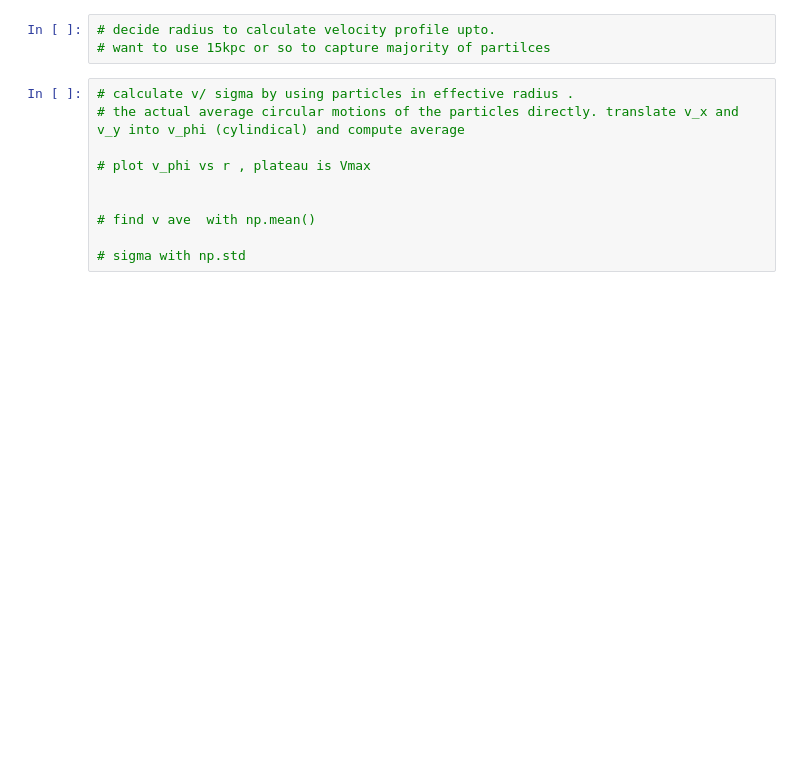
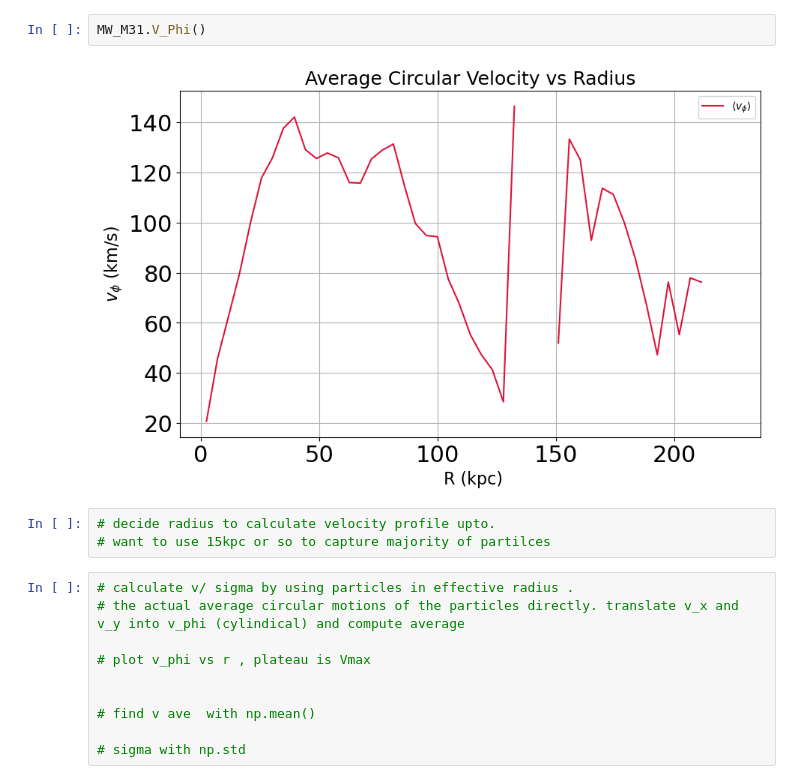
Before and after one commit to hina18201716/astr400b-25s, a Jupyter notebook: ra/ResearchAssignment.ipynb, the cells around one changed output. Saved outputs shown, nothing was run; the diff lists cells and outputs as text; blank space fills up the shorter version.

```diff
--- a/ra/ResearchAssignment.ipynb
+++ b/ra/ResearchAssignment.ipynb
@@ -180,3 +212,7 @@ plt.legend()
+# %%
+MW_M31.V_Phi()
+# %% [output]
+[figure, added]
 # %%
 # decide radius to calculate velocity profile upto.
 # want to use 15kpc or so to capture majority of partilces
```
Also changed, not shown: parts of 15 cells of this notebook, 1 other file.
